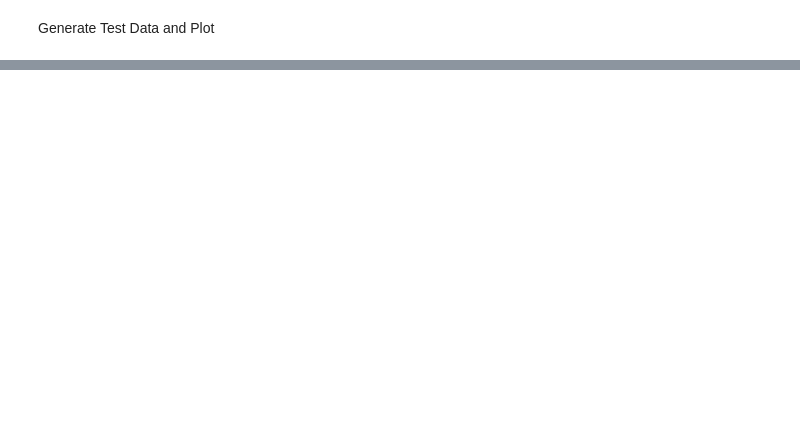
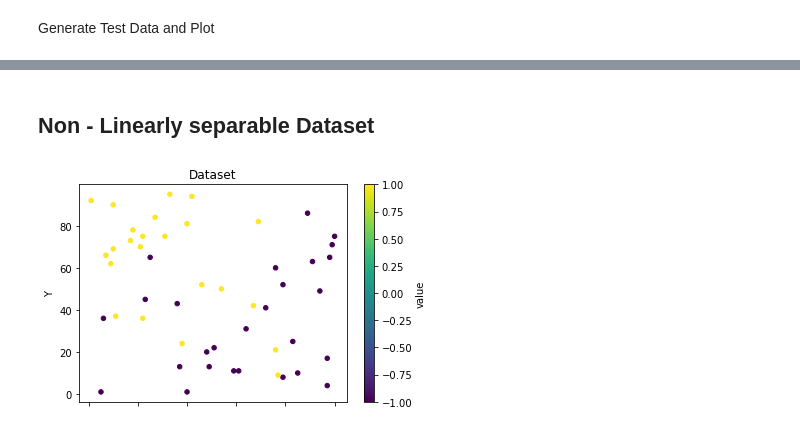
Before and after one commit to LioraW/PLA-Algorithm, a Jupyter notebook: project1.ipynb, the cells around one changed output, grey strips where cells are left out. Saved outputs shown, nothing was run; the diff lists cells and outputs as text; code cells hidden in the pictures; blank space fills up the shorter version.

```diff
--- a/project1.ipynb
+++ b/project1.ipynb
@@ -139,0 +140,8 @@ plotData(testData, 'Test Data with Learned Decision Line', result)
+# %% [markdown]
+<h2>Non - Linearly separable Dataset
+# %%
+data_nls = generateData(50, linearly_separable=False, min_dist_btwn_points=0)
+
+plotData(data_nls, "Dataset")
+# %% [output]
+[figure, added]
```
Also changed, not shown: parts of 8 cells of this notebook.
